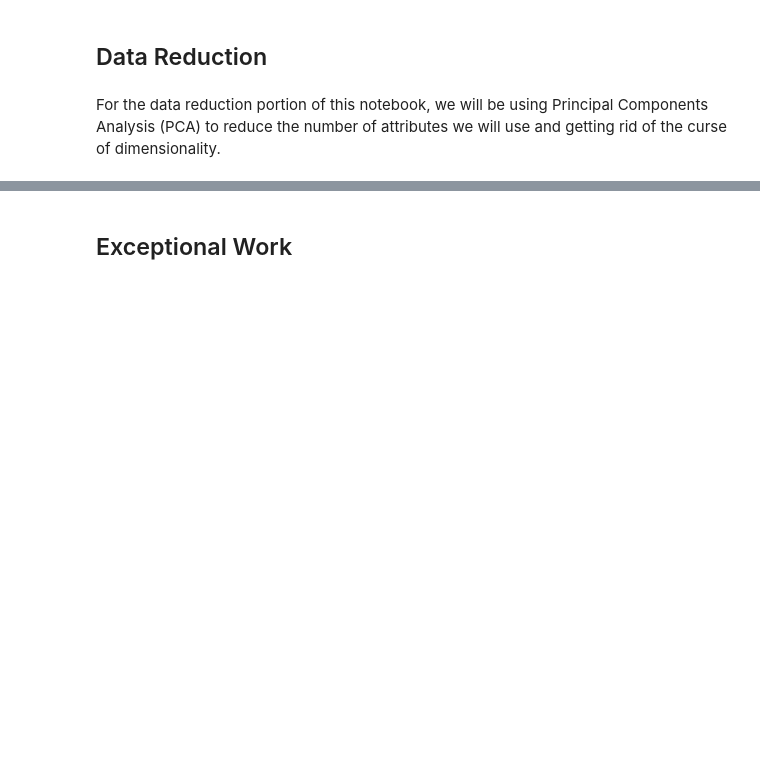
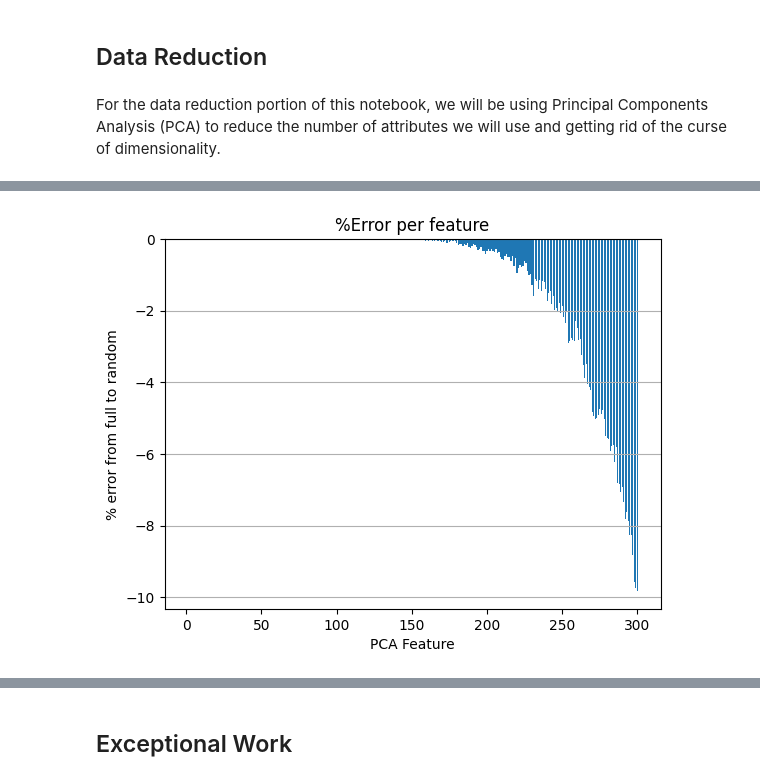
Before and after one commit to drodrigues01/Lab-Two-Exploring-Image-Data, a Jupyter notebook: Lab Two: Exploring Image Data.ipynb, the cells around one changed output, grey strips where cells are left out. Saved outputs shown, nothing was run; the diff lists cells and outputs as text; code cells hidden in the pictures; blank space fills up the shorter version.

```diff
--- a/Lab Two: Exploring Image Data.ipynb
+++ b/Lab Two: Exploring Image Data.ipynb
@@ -150,0 +228,15 @@ For the data reduction portion of this notebook, we will be using Principal Comp
+# %%
+difference = ((pca_random.explained_variance_ - pca_full.explained_variance_) / pca_full.explained_variance_) * 100
+
+plt.bar(range(1,len(difference) + 1),
+difference
+)
+
+plt.xlabel('PCA Feature')
+plt.ylabel('% error from full to random')
+plt.title("%Error per feature")
+
+plt.grid(axis='y')
+plt.show()
+# %% [output]
+[figure, added]
```
Also changed, not shown: parts of 11 cells of this notebook.
